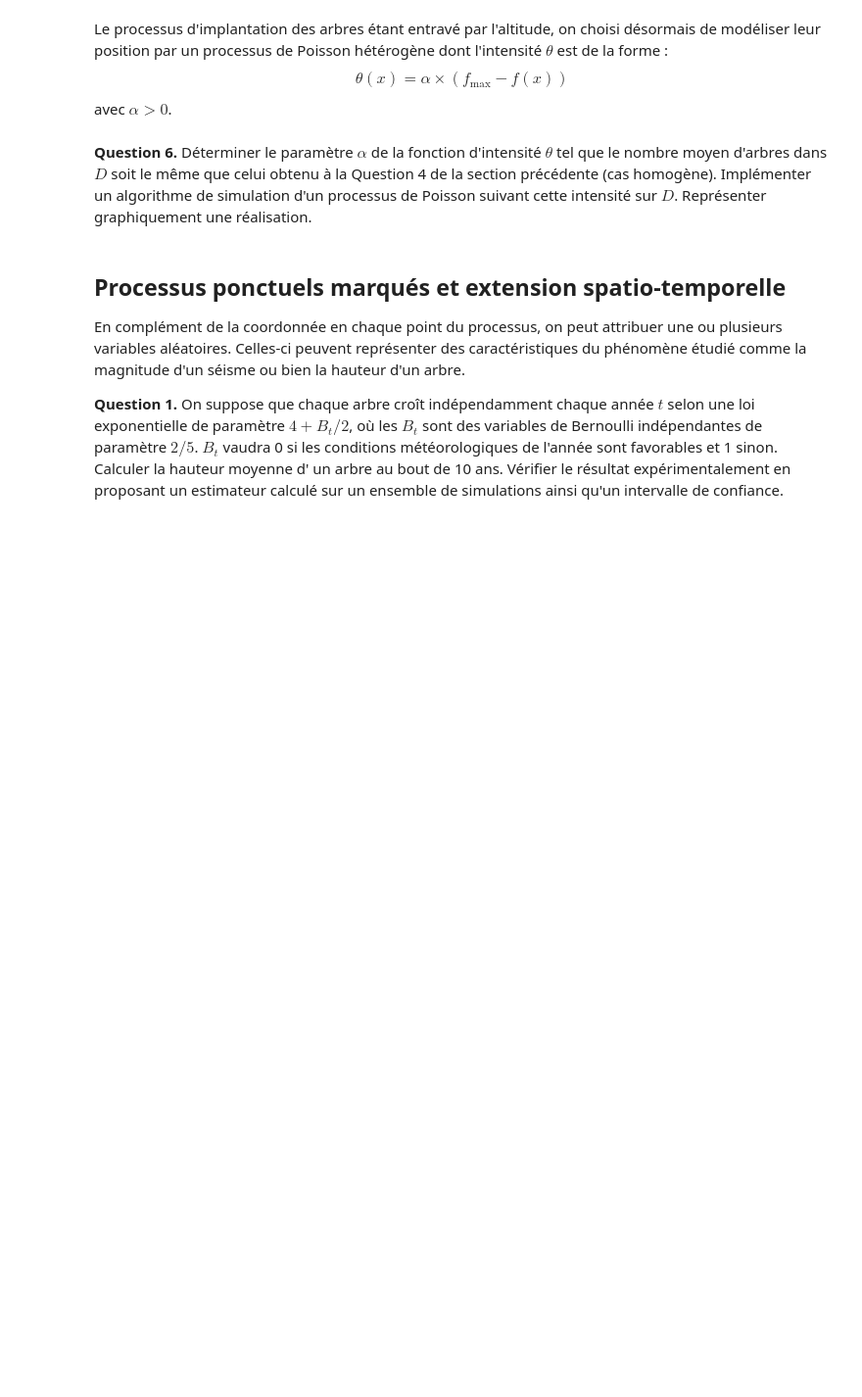
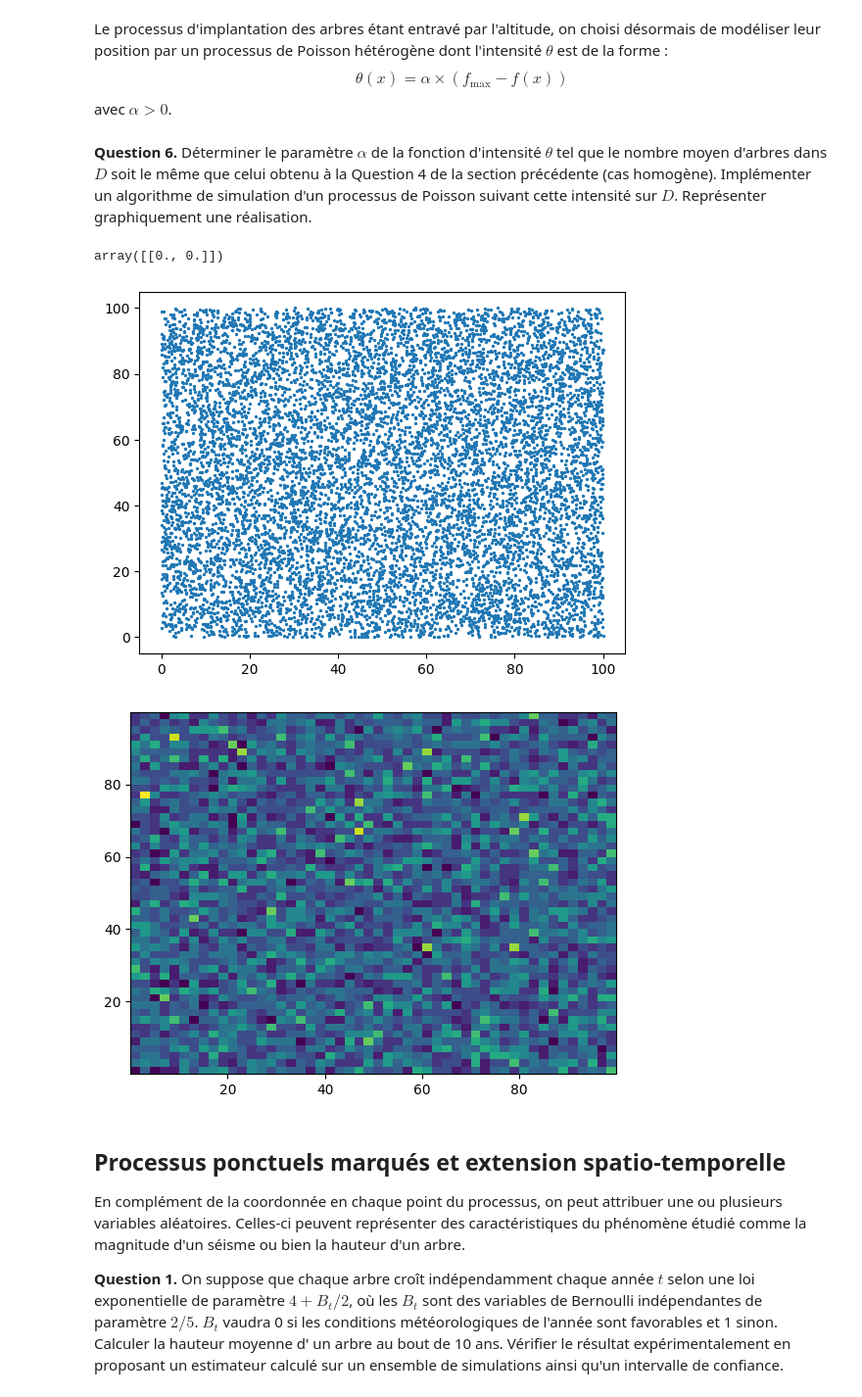
Before and after one commit to mbardot/projet_proba, a Jupyter notebook: Projet Probabilités.ipynb, the cells around one changed output. Shown at 98% size. Cells and saved outputs as stored; diff of their text form; code cells hidden in the pictures; blank space fills up the shorter version.

```diff
--- a/Projet Probabilités.ipynb
+++ b/Projet Probabilités.ipynb
@@ -151,8 +153,8 @@ x, y = np.mgrid[0:100:.05, 0:100:.05]
 
 pos = np.dstack((x, y))
 
-def f(x, mu, sigma):
-    return sps.multivariate_normal.pdf(x, mean=mu, cov=sigma)
+def f(x, mu, cov):
+    return sps.multivariate_normal.pdf(x, mean=mu, cov=cov)
 
 s1 = [[400, 30], [30, 100]]
 s2 = [[100, 20], [20, 200]]
@@ -190,38 +192,50 @@ avec $ \alpha>0$.
 # %% [markdown]
 
 **Question 6.** Déterminer le paramètre $\alpha$ de la fonction d'intensité $\theta$ tel que le nombre moyen d'arbres dans $D$ soit le même que celui obtenu à la Question 4 de la section précédente (cas homogène). Implémenter un algorithme de simulation d'un processus de Poisson suivant cette intensité sur $D$. Représenter graphiquement une réalisation.
+# %%
+np.zeros((1, 2))
+# %% [output]
+array([[0., 0.]])
 # %%
+alpha = 100
+a = 0
+b = 100
+
 def theta(x):
-    return
+    return alpha*(10000*f([30, 70], mu=[30, 70], cov=s3) - topo(x))
 
 # Rejection sampling for theta
 def rtheta(n, a, b):
     k = 0
+    #pts = np.empty((0, 2))
     pts = np.empty((0, 2))
     while k < n:
-        x =
-        y =
-        u =
+        x = np.random.uniform(a, b, size=(2,))
+        y = np.random.uniform(a, b, size=(2,))
+        u = np.random.uniform(0, 1)
         if u < theta((x[0],y[0])): # remark: no need to know the normalization constant!
             pts = np.vstack((pts, [x[0], y[0]]))
             k += 1
     return pts
 
 # Poisson simulation function with rejection sampling
 def poisson2(a, b):
-    Theta =
-    N =
+    #Theta =
+    N = 10000
     return rtheta(N, a, b)
 
 
 # Plotting
 X = poisson2(a, b)
 plt.scatter(X[:, 0], X[:, 1],s=2)
 plt.show()
 
 # Plot 2D histogram
 plt.hist2d(X[:,0],X[:,1],50)
 plt.show()
+# %% [output]
+[figure, added]
+[figure, added]
 # %% [markdown]
 ## Processus ponctuels marqués et extension spatio-temporelle
 
```
Also changed, not shown: parts of 1 cell of this notebook.
